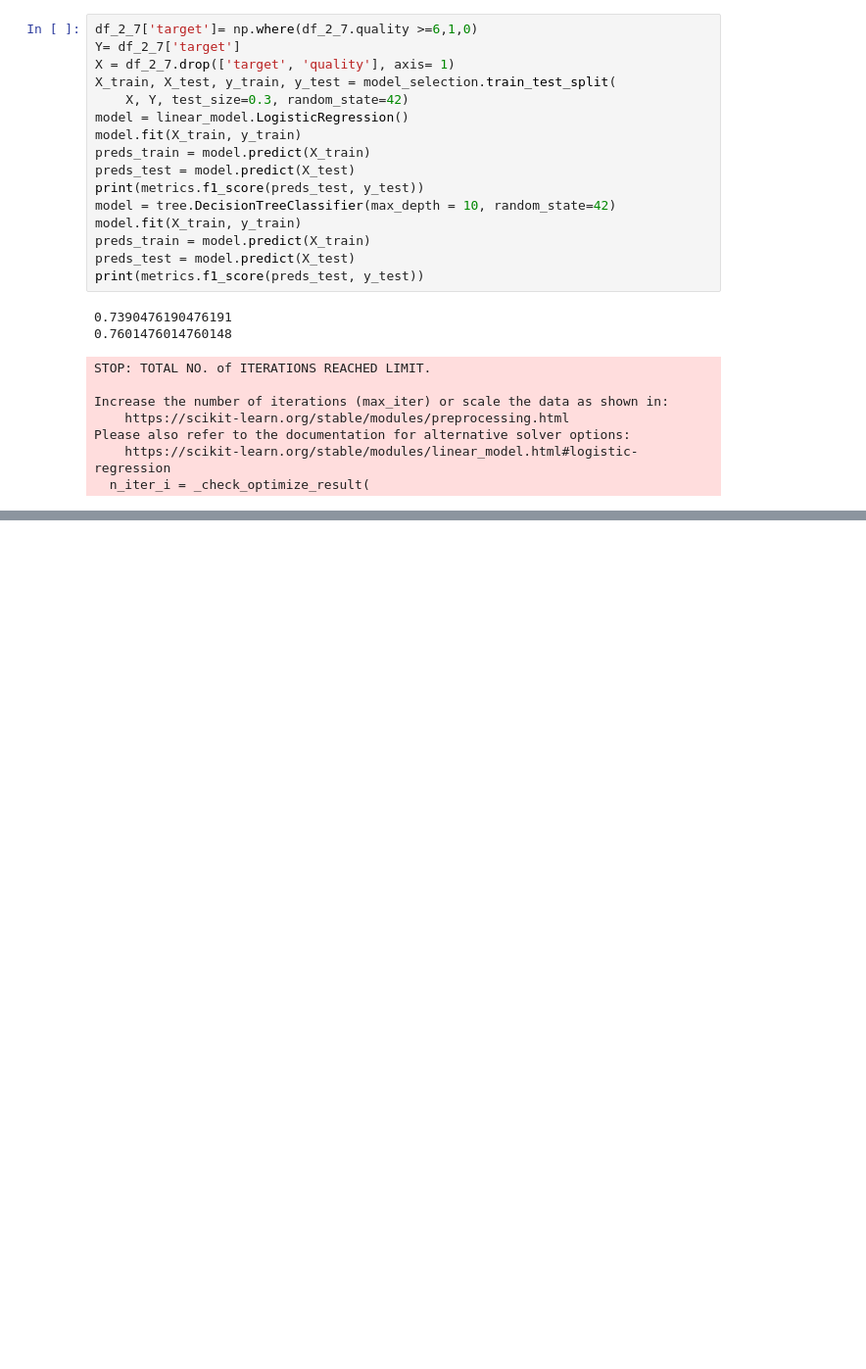
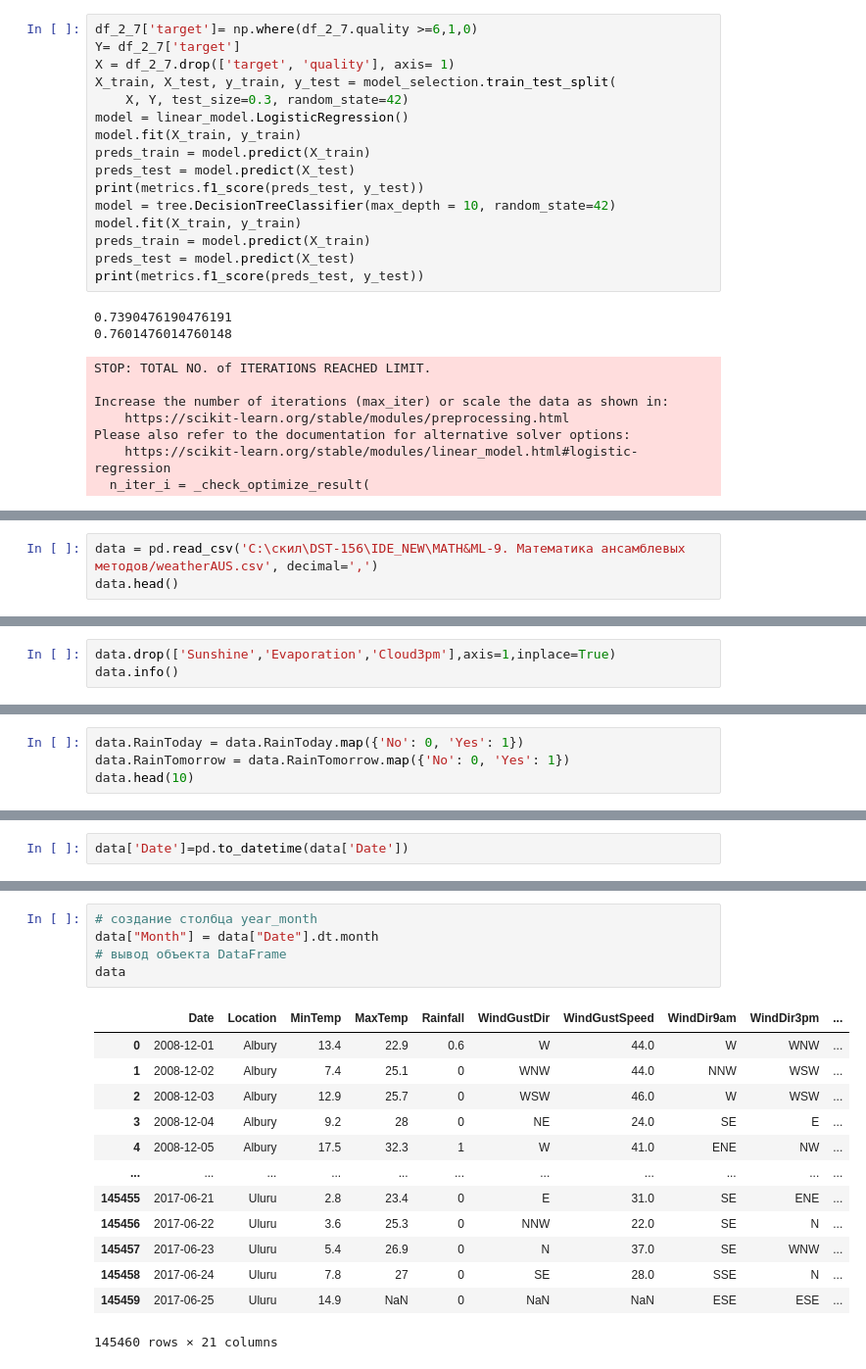
Before and after one commit to AlexGorel/IDE_NEW, a Jupyter notebook: MATH&ML-9. Математика ансамблевых методов/MATH&ML-9. Математика ансамблевых методов.ipynb, the cells around one changed output, grey strips where cells are left out. Shown: that part at 98% size. Drawn from its saved outputs; the diff is of its cells as text; blank space fills up the shorter version.

```diff
--- a/MATH&ML-9. Математика ансамблевых методов/MATH&ML-9. Математика ансамблевых методов.ipynb
+++ b/MATH&ML-9. Математика ансамблевых методов/MATH&ML-9. Математика ансамблевых методов.ipynb
@@ -125,0 +261,3 @@ Please also refer to the documentation for alternative solver options:
+# %%
+data = pd.read_csv('C:\скил\DST-156\IDE_NEW\MATH&ML-9. Математика ансамблевых методов/weatherAUS.csv', decimal=',')
+data.head()
@@ -125,0 +365,3 @@ Please also refer to the documentation for alternative solver options:
+# %%
+data.drop(['Sunshine','Evaporation','Cloud3pm'],axis=1,inplace=True)
+data.info()
@@ -125,0 +394,4 @@ Please also refer to the documentation for alternative solver options:
+# %%
+data.RainToday = data.RainToday.map({'No': 0, 'Yes': 1})
+data.RainTomorrow = data.RainTomorrow.map({'No': 0, 'Yes': 1})
+data.head(10)
@@ -125,0 +420,2 @@ Please also refer to the documentation for alternative solver options:
+# %%
+data['Date']=pd.to_datetime(data['Date'])
@@ -125,0 +442,19 @@ Please also refer to the documentation for alternative solver options:
+# %%
+# создание столбца year_month
+data["Month"] = data["Date"].dt.month
+# вывод объекта DataFrame
+data
+# %% [output]
+|  | Date | Location | MinTemp | MaxTemp | Rainfall | WindGustDir | WindGustSpeed | WindDir9am | WindDir3pm | ... |
+| 0 | 2008-12-01 | Albury | 13.4 | 22.9 | 0.6 | W | 44.0 | W | WNW | ... |
+| 1 | 2008-12-02 | Albury | 7.4 | 25.1 | 0 | WNW | 44.0 | NNW | WSW | ... |
+| 2 | 2008-12-03 | Albury | 12.9 | 25.7 | 0 | WSW | 46.0 | W | WSW | ... |
+| 3 | 2008-12-04 | Albury | 9.2 | 28 | 0 | NE | 24.0 | SE | E | ... |
+| 4 | 2008-12-05 | Albury | 17.5 | 32.3 | 1 | W | 41.0 | ENE | NW | ... |
+| ... | ... | ... | ... | ... | ... | ... | ... | ... | ... | ... |
+| 145455 | 2017-06-21 | Uluru | 2.8 | 23.4 | 0 | E | 31.0 | SE | ENE | ... |
+| 145456 | 2017-06-22 | Uluru | 3.6 | 25.3 | 0 | NNW | 22.0 | SE | N | ... |
+| 145457 | 2017-06-23 | Uluru | 5.4 | 26.9 | 0 | N | 37.0 | SE | WNW | ... |
+| 145458 | 2017-06-24 | Uluru | 7.8 | 27 | 0 | SE | 28.0 | SSE | N | ... |
+| 145459 | 2017-06-25 | Uluru | 14.9 | NaN | 0 | NaN | NaN | ESE | ESE | ... |
+145460 rows × 21 columns
```
Also changed, not shown: parts of 27 cells of this notebook, 3 other files.
